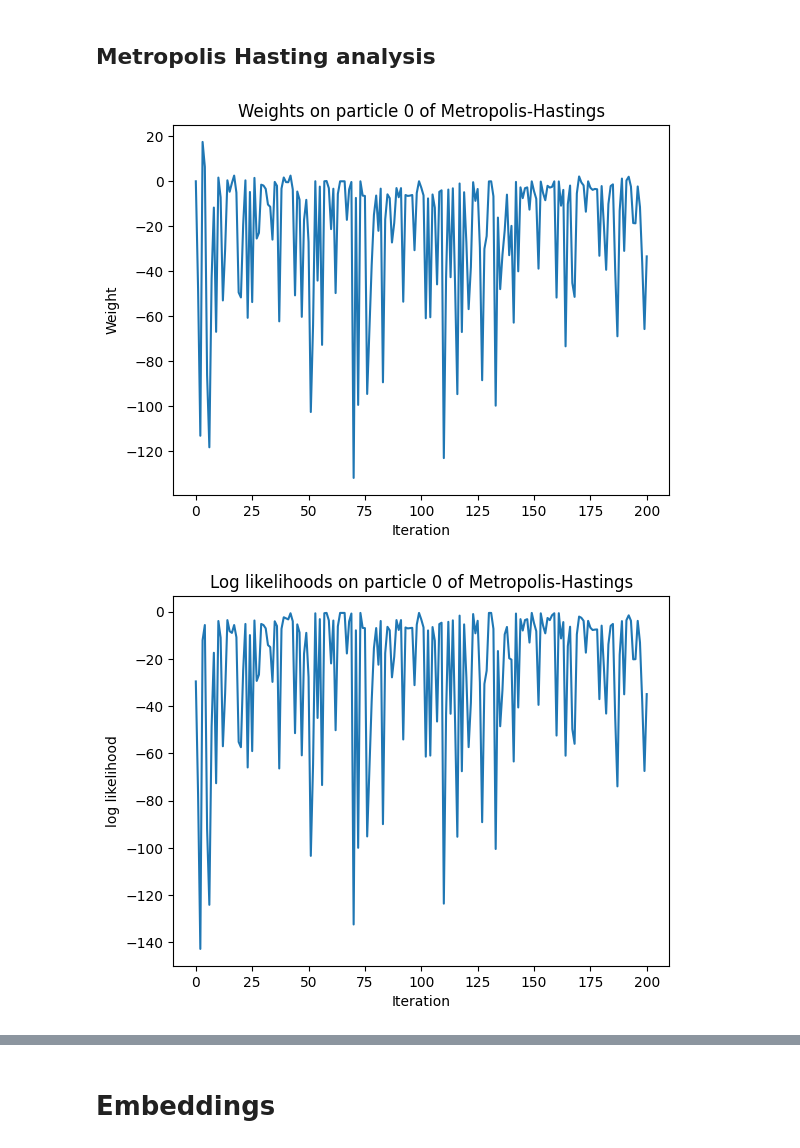
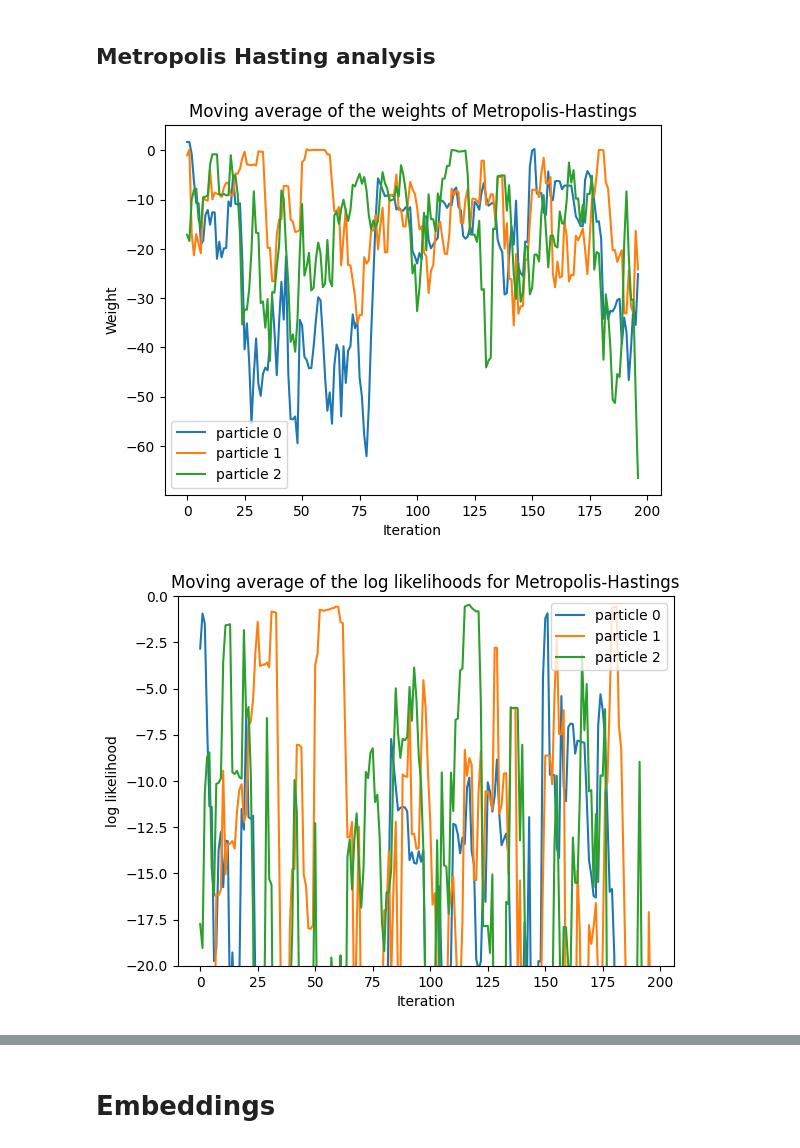
Before and after one commit to flowersteam/WorldLLM, a Jupyter notebook: comparison_MH_is.ipynb, the cells around one changed output, grey strips where cells are left out. Cells and saved outputs as stored; diff of their text form; code cells hidden in the pictures.

```diff
--- a/comparison_MH_is.ipynb
+++ b/comparison_MH_is.ipynb
@@ -7,9 +9,9 @@ import json
 # %%
 #Load the data
-path = "./outputs/metropolis_phi_phi/2024-08-13/16-15-52/all.json"
+path = "./outputs/metropolis_phi_phi/2024-08-19/18-05-40/all.json"
 with open(path, "r") as file:
     data_mh = json.load(file)
-path = "./outputs/is_phi_phi/2024-08-13/17-15-23/all.json"
+path = "./outputs/is_phi_phi/2024-08-19/17-54-42/all.json"
 with open(path, "r") as file:
     data_is = json.load(file)
 # %%
@@ -158,25 +131,34 @@ plt.show()
 # %% [markdown]
 ## Metropolis Hasting analysis
 # %%
-#Plot the weights
+#Plot the moving average of the weights
+window_size = 5
 plt.figure()
-plt.plot([all_weights_mh[i*nb_particles_mh] for i in range(len(all_weights_mh)//nb_particles_mh)])
+for i_particle in range(nb_particles_mh):
+    moving_avg = np.convolve([all_weights_mh[i_particle + i*nb_particles_mh] for i in range(len(all_weights_mh)//nb_particles_mh)], np.ones(window_size)/window_size, mode='valid')
+    plt.plot(moving_avg, label="particle "+ str(i_particle))
 plt.xlabel("Iteration")
 plt.ylabel("Weight")
-plt.title("Weights on particle 0 of Metropolis-Hastings")
+plt.legend()
+plt.title("Moving average of the weights of Metropolis-Hastings")
 plt.show()
 # %% [output]
-[figure, old version]
+[figure, new version]
 # %%
 #Plot the likelihoods
+window_size = 5
 plt.figure()
-plt.plot([all_likelihoods_mh[i*nb_particles_mh] for i in range(len(all_likelihoods_mh)//nb_particles_mh)])
+for i_particle in range(nb_particles_mh):
+    moving_avg = np.convolve([all_likelihoods_mh[i_particle + i*nb_particles_mh] for i in range(len(all_likelihoods_mh)//nb_particles_mh)], np.ones(window_size)/window_size, mode='valid')
+    plt.plot(moving_avg, label="particle "+ str(i_particle))
 plt.xlabel("Iteration")
 plt.ylabel("log likelihood")
-plt.title("Log likelihoods on particle 0 of Metropolis-Hastings")
+plt.legend()
+plt.ylim(-20, 0)
+plt.title("Moving average of the log likelihoods for Metropolis-Hastings")
 plt.show()
 # %% [output]
-[figure, old version]
+[figure, new version]
 # %%
 # Evolution of the weights depending on the likelihood
 plt.figure()
```
Also changed, not shown: parts of 17 cells of this notebook.
